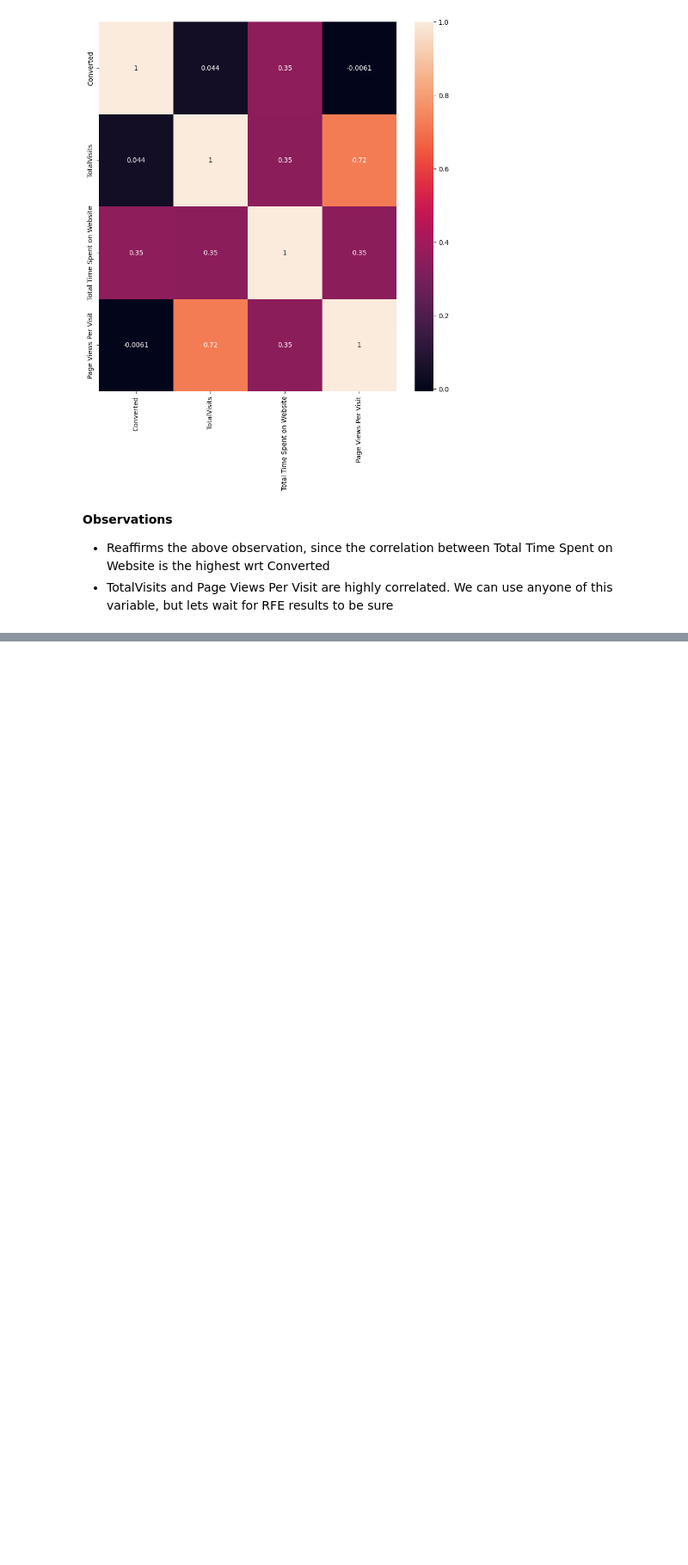
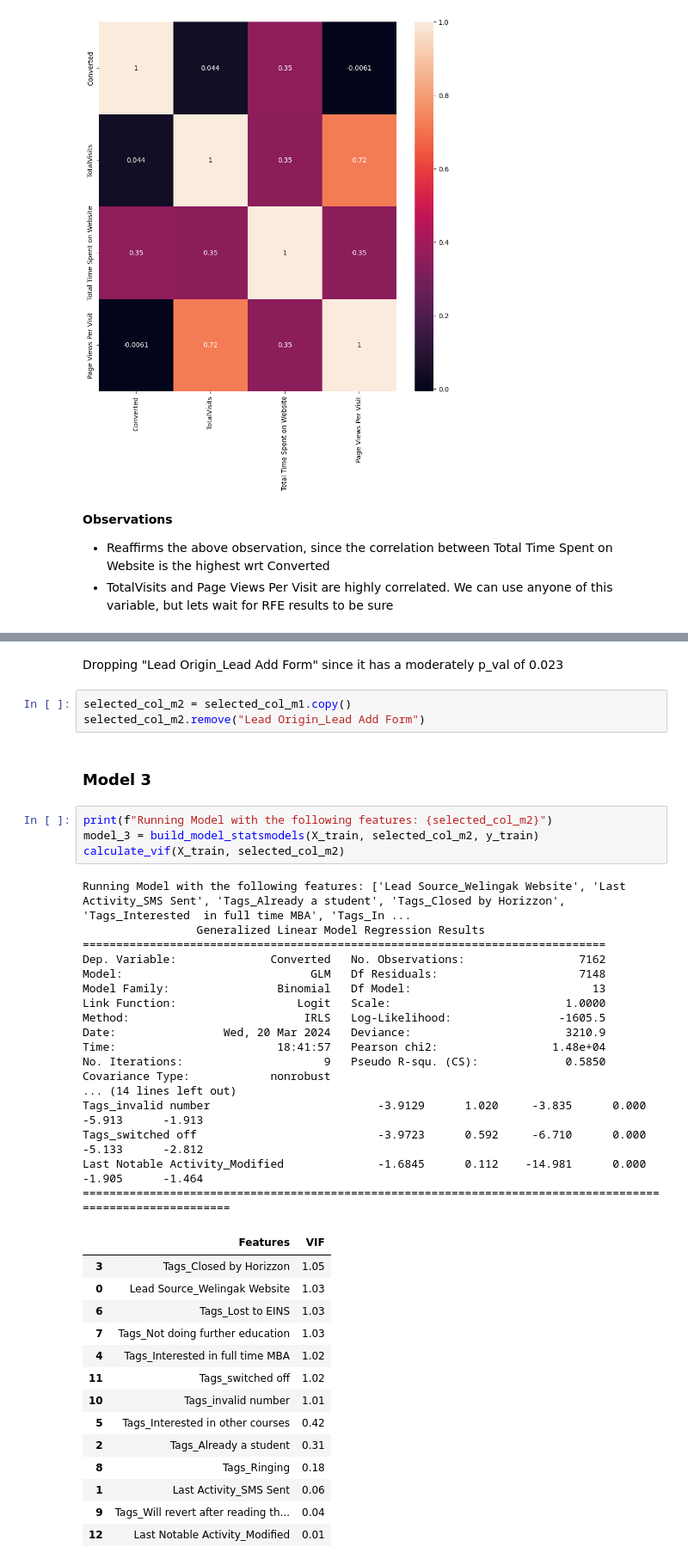
Before and after one commit to zaskap/upgrad_lead_scoring_assignment, a Jupyter notebook: Lead_Scoring.ipynb, the cells around one changed output, grey strips where cells are left out. Shown at 86% size. Cells and saved outputs as stored; diff of their text form; blank space fills up the shorter version.

```diff
--- a/Lead_Scoring.ipynb
+++ b/Lead_Scoring.ipynb
@@ -1188,0 +1475,43 @@ plt.show()
+# %% [markdown]
+Dropping "Lead Origin_Lead Add Form" since it has a moderately p_val of 0.023
+# %%
+selected_col_m2 = selected_col_m1.copy()
+selected_col_m2.remove("Lead Origin_Lead Add Form")
+# %% [markdown]
+### Model 3
+# %%
+print(f"Running Model with the following features: {selected_col_m2}")
+model_3 = build_model_statsmodels(X_train, selected_col_m2, y_train)
+calculate_vif(X_train, selected_col_m2)
+# %% [output]
+Running Model with the following features: ['Lead Source_Welingak Website', 'Last Activity_SMS Sent', 'Tags_Already a student', 'Tags_Closed by Horizzon', 'Tags_Interested  in full time MBA', 'Tags_In ...
+                 Generalized Linear Model Regression Results
+==============================================================================
+Dep. Variable:              Converted   No. Observations:                 7162
+Model:                            GLM   Df Residuals:                     7148
+Model Family:                Binomial   Df Model:                           13
+Link Function:                  Logit   Scale:                          1.0000
+Method:                          IRLS   Log-Likelihood:                -1605.5
+Date:                Wed, 20 Mar 2024   Deviance:                       3210.9
+Time:                        18:41:57   Pearson chi2:                 1.48e+04
+No. Iterations:                     9   Pseudo R-squ. (CS):             0.5850
+Covariance Type:            nonrobust
+... (14 lines left out)
+Tags_invalid number                         -3.9129      1.020     -3.835      0.000      -5.913      -1.913
+Tags_switched off                           -3.9723      0.592     -6.710      0.000      -5.133      -2.812
+Last Notable Activity_Modified              -1.6845      0.112    -14.981      0.000      -1.905      -1.464
+============================================================================================================
+|  | Features | VIF |
+| 3 | Tags_Closed by Horizzon | 1.05 |
+| 0 | Lead Source_Welingak Website | 1.03 |
+| 6 | Tags_Lost to EINS | 1.03 |
+| 7 | Tags_Not doing further education | 1.03 |
+| 4 | Tags_Interested in full time MBA | 1.02 |
+| 11 | Tags_switched off | 1.02 |
+| 10 | Tags_invalid number | 1.01 |
+| 5 | Tags_Interested in other courses | 0.42 |
+| 2 | Tags_Already a student | 0.31 |
+| 8 | Tags_Ringing | 0.18 |
+| 1 | Last Activity_SMS Sent | 0.06 |
+| 9 | Tags_Will revert after reading th... | 0.04 |
+| 12 | Last Notable Activity_Modified | 0.01 |
```
Also changed, not shown: parts of 53 cells of this notebook.
